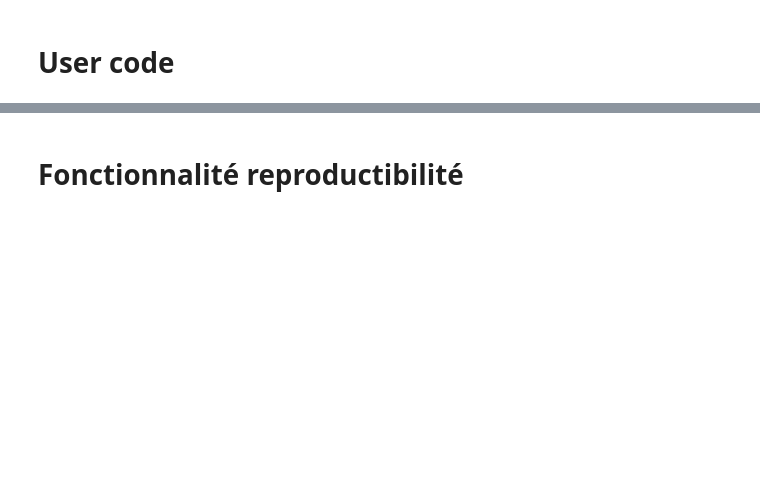
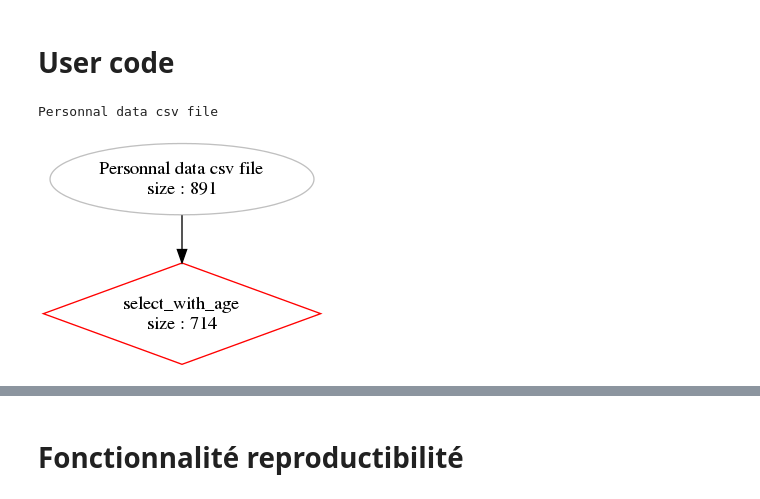
Before and after one commit to Aenori/ml_workflow, a Jupyter notebook: example/MLWF_example.ipynb, the cells around one changed output, grey strips where cells are left out. Cells and saved outputs as stored; diff of their text form; code cells hidden in the pictures; blank space fills up the shorter version.

```diff
--- a/example/MLWF_example.ipynb
+++ b/example/MLWF_example.ipynb
@@ -80,6 +90,8 @@ get_patients_status()['age'].mean()
 # %%
 patient_status = get_patients_status()
 
-patient_status.plot_model('graph.svg')
-patient_status.plot_model('graph.png')
+patient_status.plot_model()
+# %% [output]
+Personnal data csv file
+[figure, added]
 # %%
```
Also changed, not shown: parts of 13 cells of this notebook, 14 other files.
